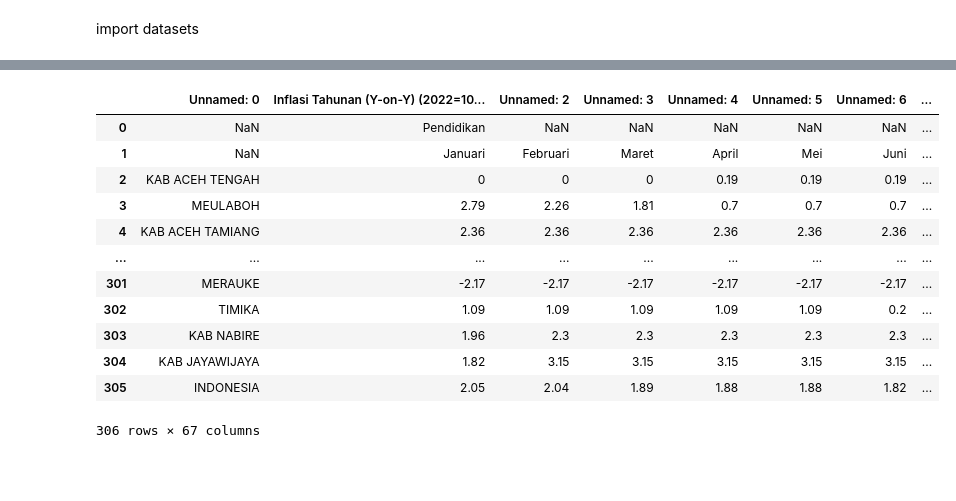
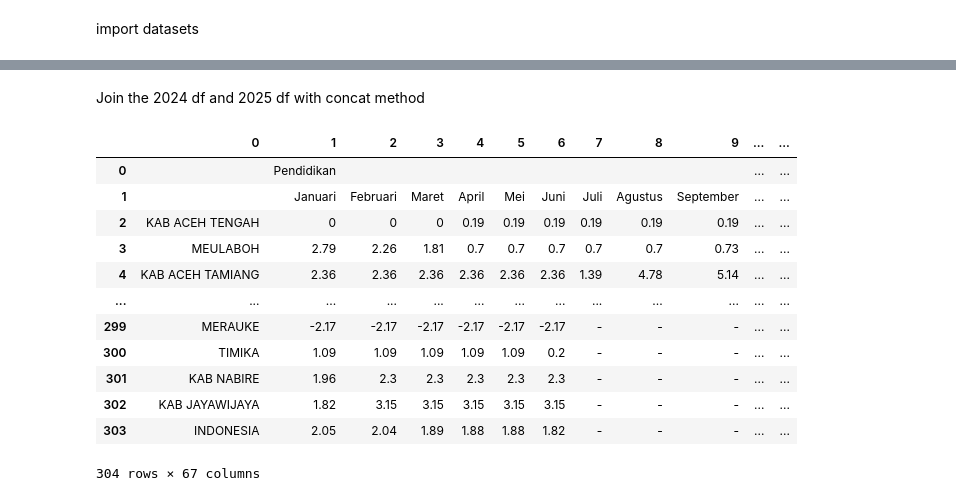
Before and after one commit to michaelvincentsebastian/Analysis-of-Annual-Education-Sector-Inflation-in-Indonesia, a Jupyter notebook: analysis/data-cleaning.ipynb, the cells around one changed output, grey strips where cells are left out. Cells and saved outputs as stored; diff of their text form; code cells hidden in the pictures; blank space fills up the shorter version.

```diff
--- a/analysis/data-cleaning.ipynb
+++ b/analysis/data-cleaning.ipynb
@@ -5,5 +6,5 @@ import pandas as pd
 # %% [markdown]
 import datasets
 # %%
-df24 = pd.read_excel(r'B:\GitHub Repository\Analysis-of-Annual-Education-Sector-Inflation-in-Indonesia\datasets\2024.xlsx', skiprows=1)
-df25 = pd.read_excel(r'B:\GitHub Repository\Analysis-of-Annual-Education-Sector-Inflation-in-Indonesia\datasets\2025.xlsx', skiprows=1)
+df24 = pd.read_excel(r'B:\GitHub Repository\Analysis-of-Annual-Education-Sector-Inflation-in-Indonesia\datasets\2024.xlsx', header=None, skiprows=2)
+df25 = pd.read_excel(r'B:\GitHub Repository\Analysis-of-Annual-Education-Sector-Inflation-in-Indonesia\datasets\2025.xlsx', header=None, skiprows=2)
@@ -12,3 +10,0 @@ set max df row col
-# %%
-pd.set_option('display.max.rows', 10)
-pd.set_option('display.max.columns', 100)
@@ -56,0 +53,2 @@ df25
+# %%
+df24.fillna('', inplace=True)
@@ -57,3 +73,5 @@ df25
 # %%
 df25.reset_index(drop=True, inplace=True)
-df24.reset_index(drop=True, inplace=True)
+df25 = df25.iloc[2:]
+df25.reset_index(drop=True, inplace=True)
+df25
@@ -95,17 +92,20 @@ df25
+# %% [markdown]
+Join the 2024 df and 2025 df with concat method
 # %%
-df_combined = pd.concat([df24, df25], ignore_index=True)
-df_combined
+df_concat = pd.concat([df24, df25], ignore_index=True)
+df_concat.reset_index(drop=True, inplace=True)
+df_concat
 # %% [output]
-|  | Unnamed: 0 | Inflasi Tahunan (Y-on-Y) (2022=10... | Unnamed: 2 | Unnamed: 3 | Unnamed: 4 | Unnamed: 5 | Unnamed: 6 | ... |
-| 0 | NaN | Pendidikan | NaN | NaN | NaN | NaN | NaN | ... |
-| 1 | NaN | Januari | Februari | Maret | April | Mei | Juni | ... |
-| 2 | KAB ACEH TENGAH | 0 | 0 | 0 | 0.19 | 0.19 | 0.19 | ... |
-| 3 | MEULABOH | 2.79 | 2.26 | 1.81 | 0.7 | 0.7 | 0.7 | ... |
-| 4 | KAB ACEH TAMIANG | 2.36 | 2.36 | 2.36 | 2.36 | 2.36 | 2.36 | ... |
-| ... | ... | ... | ... | ... | ... | ... | ... | ... |
-| 301 | MERAUKE | -2.17 | -2.17 | -2.17 | -2.17 | -2.17 | -2.17 | ... |
-| 302 | TIMIKA | 1.09 | 1.09 | 1.09 | 1.09 | 1.09 | 0.2 | ... |
-| 303 | KAB NABIRE | 1.96 | 2.3 | 2.3 | 2.3 | 2.3 | 2.3 | ... |
-| 304 | KAB JAYAWIJAYA | 1.82 | 3.15 | 3.15 | 3.15 | 3.15 | 3.15 | ... |
-| 305 | INDONESIA | 2.05 | 2.04 | 1.89 | 1.88 | 1.88 | 1.82 | ... |
+|  | 0 | 1 | 2 | 3 | 4 | 5 | 6 | 7 | 8 | 9 | ... | ... |
+| 0 |  | Pendidikan |  |  |  |  |  |  |  |  | ... | ... |
+| 1 |  | Januari | Februari | Maret | April | Mei | Juni | Juli | Agustus | September | ... | ... |
+| 2 | KAB ACEH TENGAH | 0 | 0 | 0 | 0.19 | 0.19 | 0.19 | 0.19 | 0.19 | 0.19 | ... | ... |
+| 3 | MEULABOH | 2.79 | 2.26 | 1.81 | 0.7 | 0.7 | 0.7 | 0.7 | 0.7 | 0.73 | ... | ... |
+| 4 | KAB ACEH TAMIANG | 2.36 | 2.36 | 2.36 | 2.36 | 2.36 | 2.36 | 1.39 | 4.78 | 5.14 | ... | ... |
+| ... | ... | ... | ... | ... | ... | ... | ... | ... | ... | ... | ... | ... |
+| 299 | MERAUKE | -2.17 | -2.17 | -2.17 | -2.17 | -2.17 | -2.17 | - | - | - | ... | ... |
+| 300 | TIMIKA | 1.09 | 1.09 | 1.09 | 1.09 | 1.09 | 0.2 | - | - | - | ... | ... |
+| 301 | KAB NABIRE | 1.96 | 2.3 | 2.3 | 2.3 | 2.3 | 2.3 | - | - | - | ... | ... |
+| 302 | KAB JAYAWIJAYA | 1.82 | 3.15 | 3.15 | 3.15 | 3.15 | 3.15 | - | - | - | ... | ... |
+| 303 | INDONESIA | 2.05 | 2.04 | 1.89 | 1.88 | 1.88 | 1.82 | - | - | - | ... | ... |
-306 rows × 67 columns
+304 rows × 67 columns
```
Also changed, not shown: parts of 30 cells of this notebook, 2 other files.
